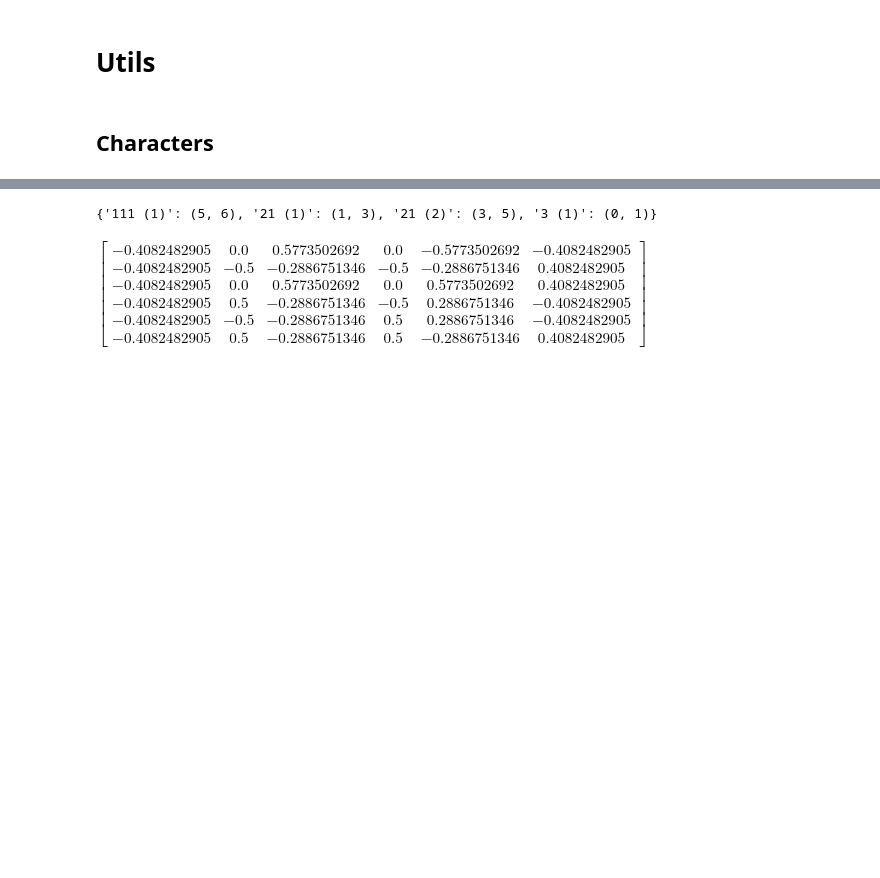
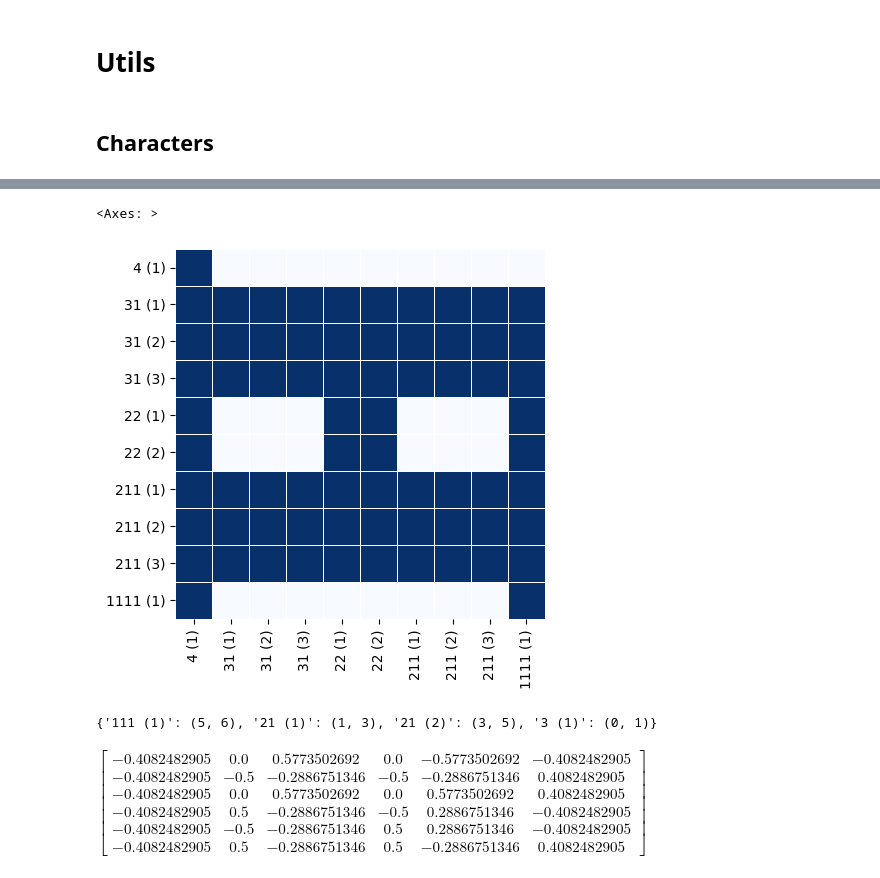
Before and after one commit to ManiShayestehfar/Masters, a Jupyter notebook: equivarient_NN/finite_groups/Sn.ipynb, the cells around one changed output, grey strips where cells are left out. Saved outputs shown, nothing was run; the diff lists cells and outputs as text; code cells hidden in the pictures; blank space fills up the shorter version.

```diff
--- a/equivarient_NN/finite_groups/Sn.ipynb
+++ b/equivarient_NN/finite_groups/Sn.ipynb
@@ -168,3 +168,15 @@ graph, solver = run(G, H, n, activation_fn, refine=refine, regular=regular, figs
+# %%
+import pandas as pd
+import seaborn as sns
+
+nodes = list(graph.nodes())
+
+A = nx.to_numpy_array(graph, nodelist=nodes).astype(int)
+
+sns.heatmap(pd.DataFrame(A, index=nodes, columns=nodes), cbar=False, square=True, cmap="Blues", linewidths=0.5)
+# %% [output]
+<Axes: >
+[figure, added]
 # %%
 col_ranges = {}
 col_labels = []
```
Also changed, not shown: parts of 1 cell of this notebook, 3 other files.
